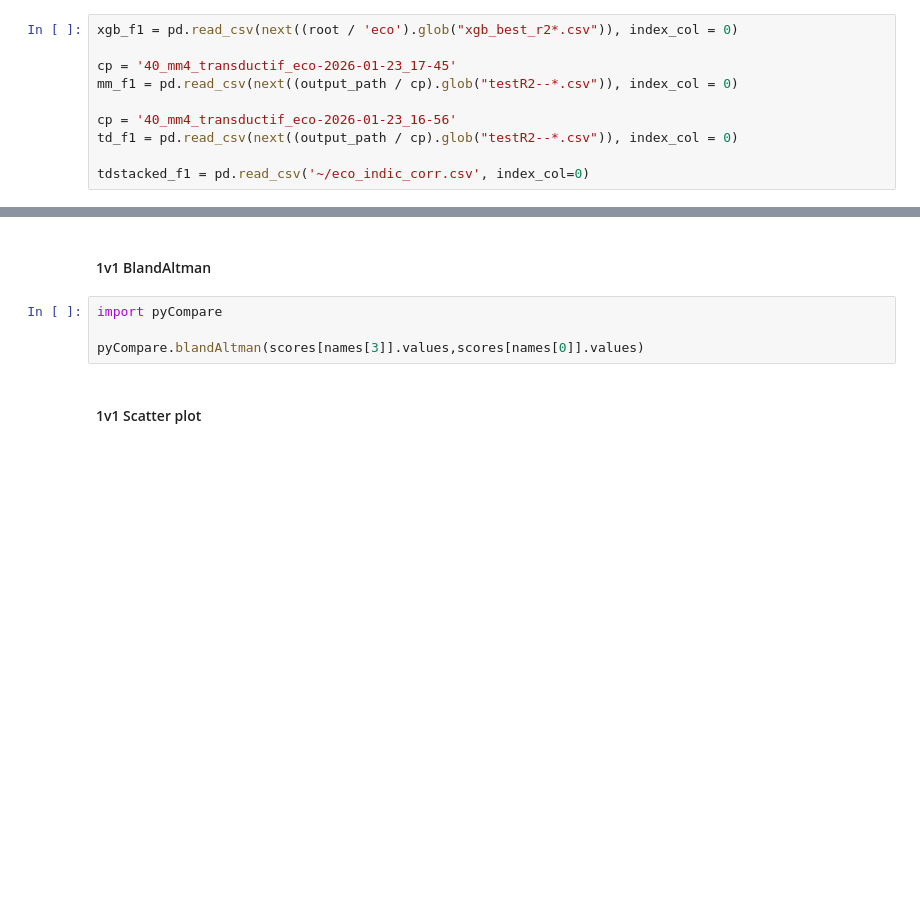
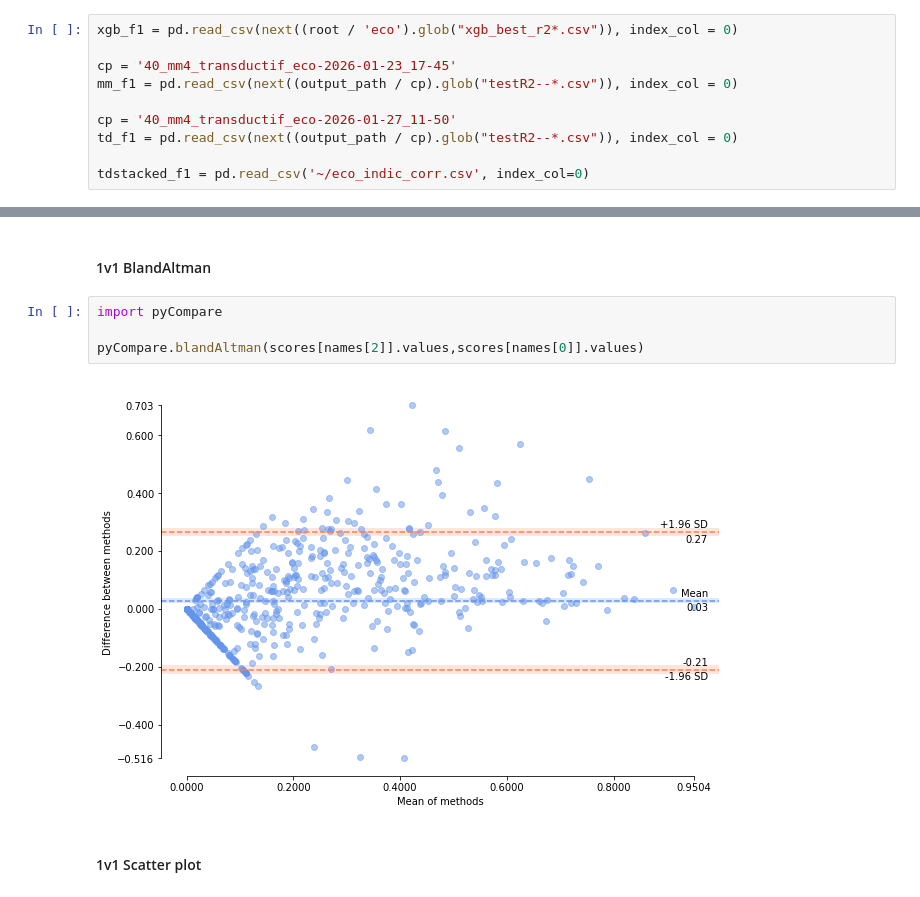
Before and after one commit to morand-g/malpolon-marbec, a Jupyter notebook: examples/RLS/RLS - Model comparison.ipynb, the cells around one changed output, grey strips where cells are left out. Cells and saved outputs as stored; diff of their text form; blank space fills up the shorter version.

```diff
--- a/examples/RLS/RLS - Model comparison.ipynb
+++ b/examples/RLS/RLS - Model comparison.ipynb
@@ -252,7 +276,7 @@ xgb_f1 = pd.read_csv(next((root / 'eco').glob("xgb_best_r2*.csv")), index_col =
 cp = '40_mm4_transductif_eco-2026-01-23_17-45'
 mm_f1 = pd.read_csv(next((output_path / cp).glob("testR2--*.csv")), index_col = 0)
 
-cp = '40_mm4_transductif_eco-2026-01-23_16-56'
+cp = '40_mm4_transductif_eco-2026-01-27_11-50'
 td_f1 = pd.read_csv(next((output_path / cp).glob("testR2--*.csv")), index_col = 0)
 
 tdstacked_f1 = pd.read_csv('~/eco_indic_corr.csv', index_col=0)
@@ -297,7 +321,9 @@ fig.update_layout(
 # %%
 import pyCompare
 
-pyCompare.blandAltman(scores[names[3]].values,scores[names[0]].values)
+pyCompare.blandAltman(scores[names[2]].values,scores[names[0]].values)
+# %% [output]
+[figure, added]
 # %% [markdown]
 #### 1v1 Scatter plot
 # %%
```
Also changed, not shown: parts of 11 cells of this notebook, 2 other files.
